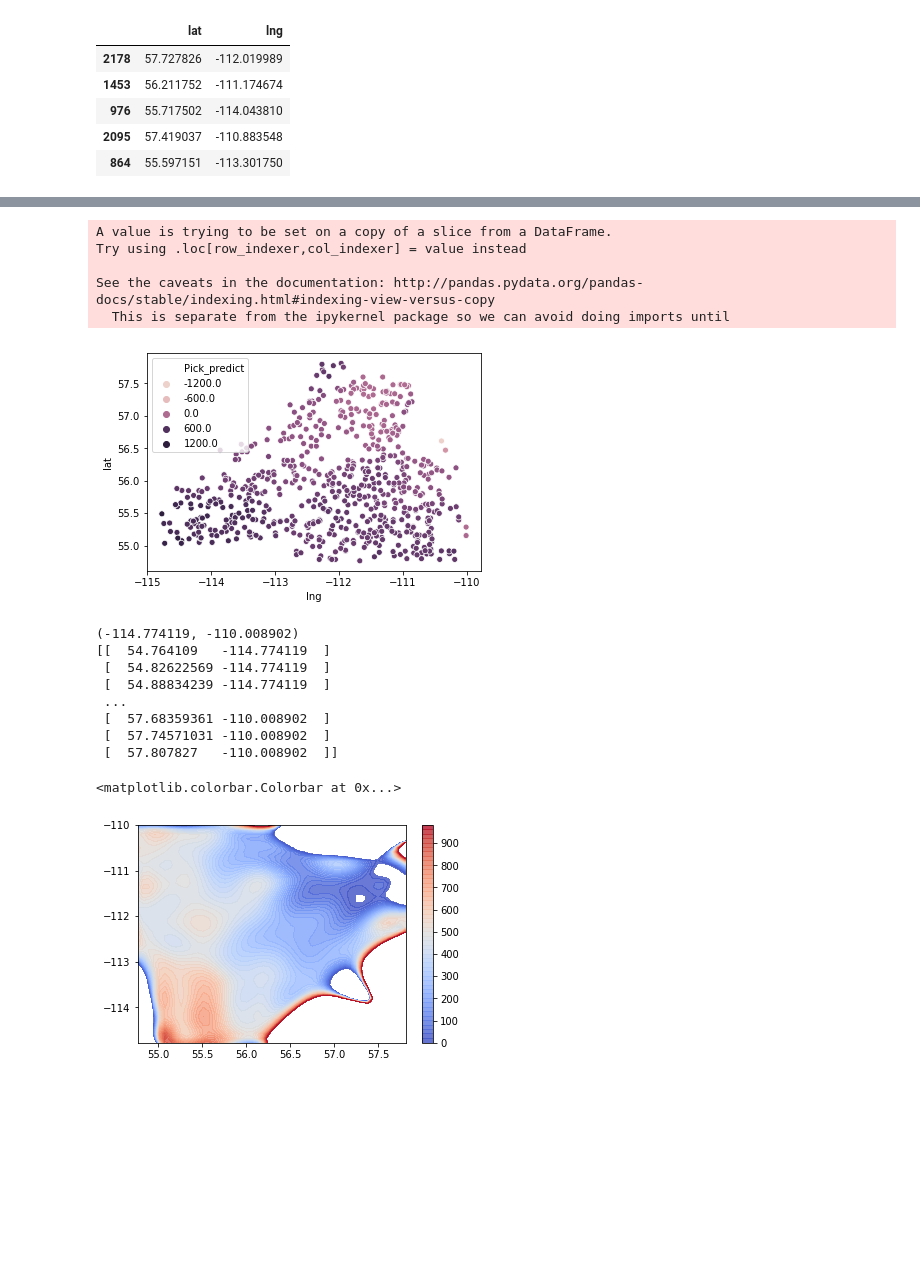
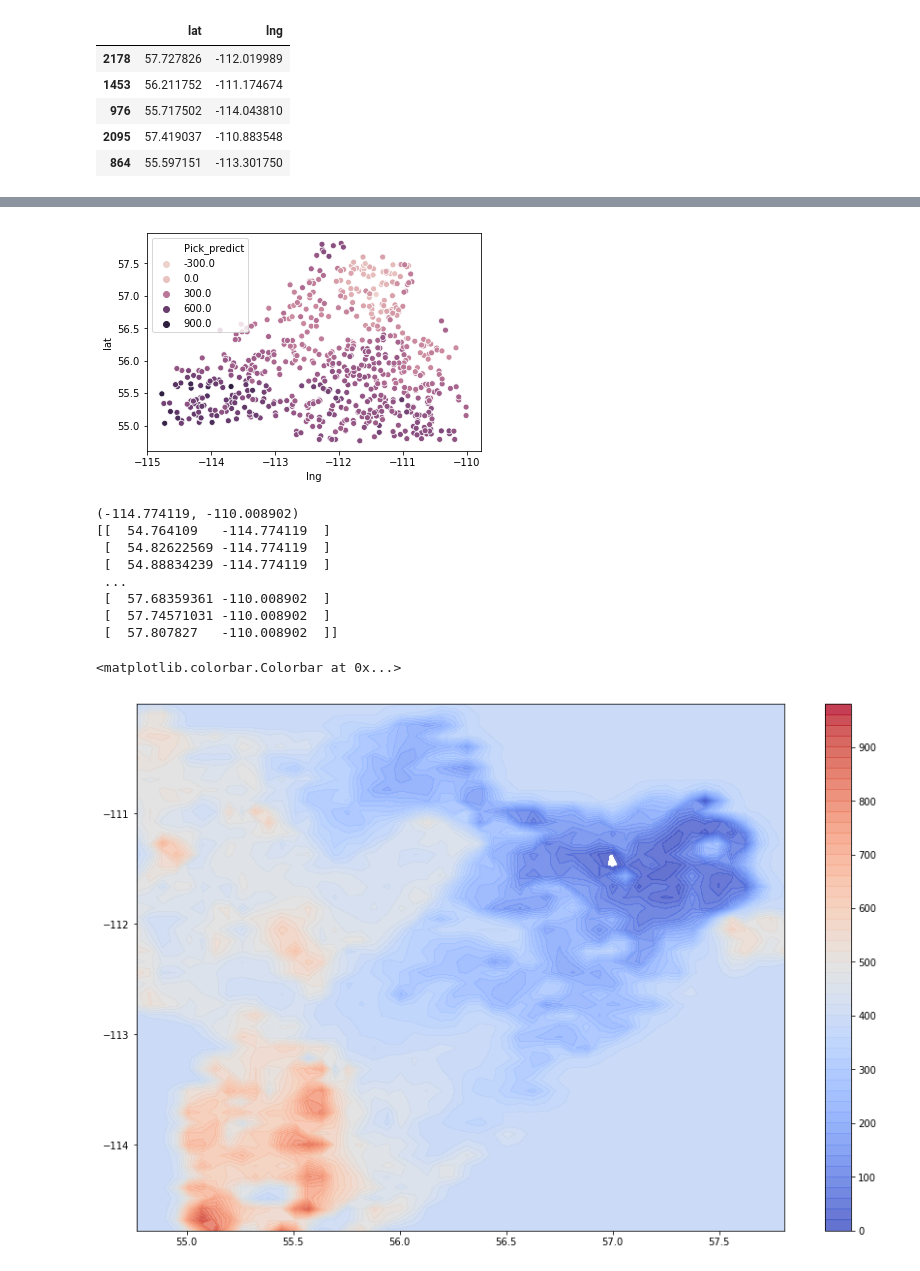
Before and after one commit to nshea3/athabasca-data, a Jupyter notebook: top_mcmurray.ipynb, the cells around one changed output, grey strips where cells are left out. Drawn from its saved outputs; the diff is of its cells as text; code cells hidden in the pictures; blank space fills up the shorter version.

```diff
--- a/top_mcmurray.ipynb
+++ b/top_mcmurray.ipynb
@@ -92,7 +92,7 @@ Name: Pick, dtype: float64
 from sklearn import gaussian_process
 
 #https://stackoverflow.com/questions/45175201/how-can-i-interpolate-station-data-with-kriging-in-python
-#kern = gaussian_process.kernels.RBF()
-gp = gaussian_process.GaussianProcessRegressor(normalize_y=True)
+kern = gaussian_process.kernels.RBF(length_scale_bounds=(1e-3,1e-1))
+gp = gaussian_process.GaussianProcessRegressor(normalize_y=True, n_restarts_optimizer=10, kernel=kern)
 gp.fit(X_train, y_train)
 # %% [output]
@@ -129,43 +131,38 @@ plt.plot(y_test.values)
 # %%
-predict_map = X_test
+predict_map = X_test.copy()
 y_pred.shape
 predict_map['Pick_predict'] = y_pred.reshape(-1,1)
 ax = sns.scatterplot(x="lng", y="lat", hue="Pick_predict", data=predict_map)
 # %% [output]
-A value is trying to be set on a copy of a slice from a DataFrame.
-Try using .loc[row_indexer,col_indexer] = value instead
-
-See the caveats in the documentation: http://pandas.pydata.org/pandas-docs/stable/indexing.html#indexing-view-versus-copy
-  This is separate from the ipykernel package so we can avoid doing imports until
-[figure, old version]
+[figure, new version]
 # %%
 xmin, xmax = well_locs['lat'].min(), well_locs['lat'].max()
 ymin, ymax = well_locs['lng'].min(), well_locs['lng'].max()
 
 print((ymin,ymax))
 
 xspace, yspace = np.linspace(xmin, xmax), np.linspace(ymin, ymax)
 xx, yy = np.meshgrid(xspace, yspace)
 
 
 Z = gp.predict(np.c_[xx.ravel(), yy.ravel()])
 
 Z = Z.reshape(xx.shape)
 
 print(np.c_[xx.ravel(), yy.ravel()])
 
-fig, ax = plt.subplots()
+fig, ax = plt.subplots(figsize=(15,10))
 
 contour_plot = ax.contourf(xx, yy, Z, cmap=plt.cm.coolwarm, alpha=0.8, levels=range(0,1000,20))
 fig.colorbar(contour_plot)
 # %% [output]
 (-114.774119, -110.008902)
 [[  54.764109   -114.774119  ]
  [  54.82622569 -114.774119  ]
  [  54.88834239 -114.774119  ]
  ...
  [  57.68359361 -110.008902  ]
  [  57.74571031 -110.008902  ]
  [  57.807827   -110.008902  ]]
 <matplotlib.colorbar.Colorbar at 0x...>
-[figure, old version]
+[figure, new version]
```
Also changed, not shown: parts of 13 cells of this notebook, 2 other files.
